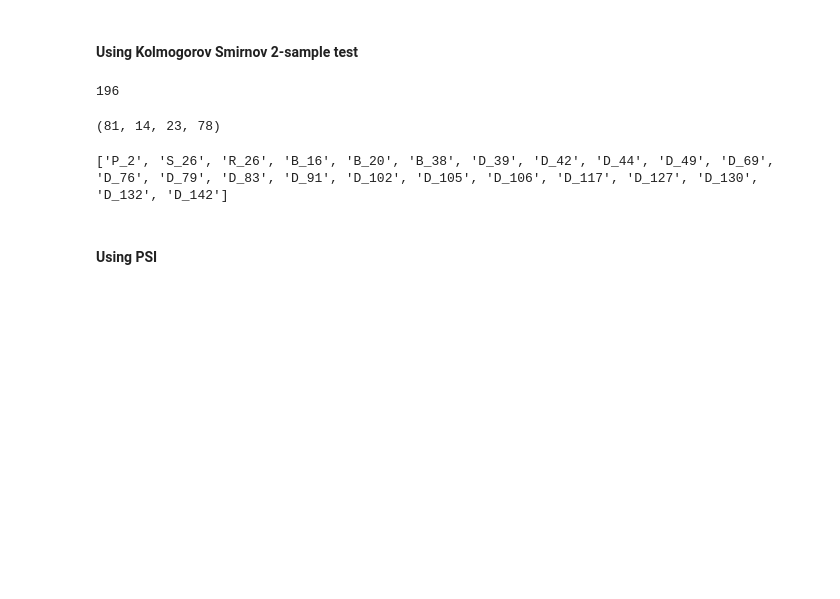
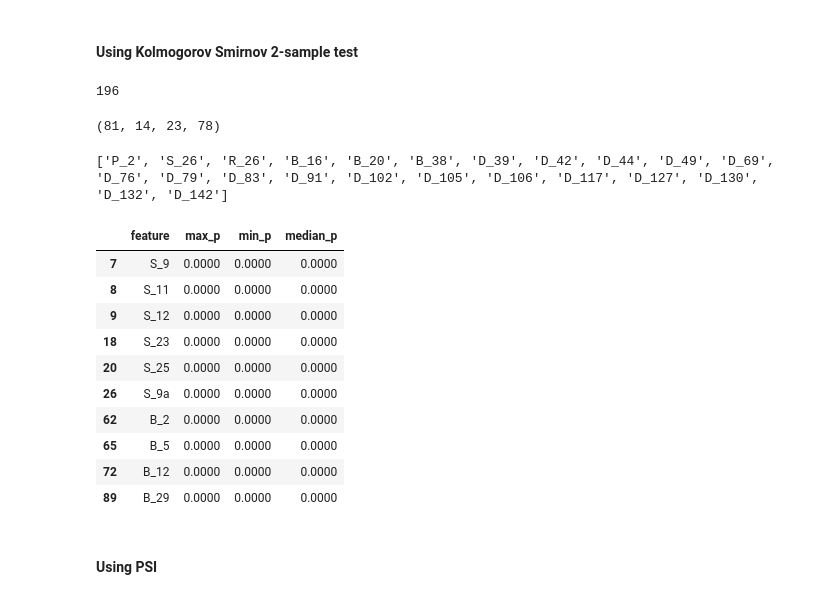
Before and after one commit to waikey-lee/kaggle-amex, a Jupyter notebook: notebooks/1j.identify_feature_drift_test_strategy.ipynb, the cells around one changed output. Drawn from its saved outputs; the diff is of its cells as text; code cells hidden in the pictures; blank space fills up the shorter version.

```diff
--- a/notebooks/1j.identify_feature_drift_test_strategy.ipynb
+++ b/notebooks/1j.identify_feature_drift_test_strategy.ipynb
@@ -255,3 +253,17 @@ ks_2samp_df
+# %%
+ks_2samp_df.nsmallest(10, "median_p")
+# %% [output]
+|  | feature | max_p | min_p | median_p |
+| 7 | S_9 | 0.0000 | 0.0000 | 0.0000 |
+| 8 | S_11 | 0.0000 | 0.0000 | 0.0000 |
+| 9 | S_12 | 0.0000 | 0.0000 | 0.0000 |
+| 18 | S_23 | 0.0000 | 0.0000 | 0.0000 |
+| 20 | S_25 | 0.0000 | 0.0000 | 0.0000 |
+| 26 | S_9a | 0.0000 | 0.0000 | 0.0000 |
+| 62 | B_2 | 0.0000 | 0.0000 | 0.0000 |
+| 65 | B_5 | 0.0000 | 0.0000 | 0.0000 |
+| 72 | B_12 | 0.0000 | 0.0000 | 0.0000 |
+| 89 | B_29 | 0.0000 | 0.0000 | 0.0000 |
 # %%
 # for col in tqdm(base_features):
 # #     print(col)
```
Also changed, not shown: parts of 5 cells of this notebook.
